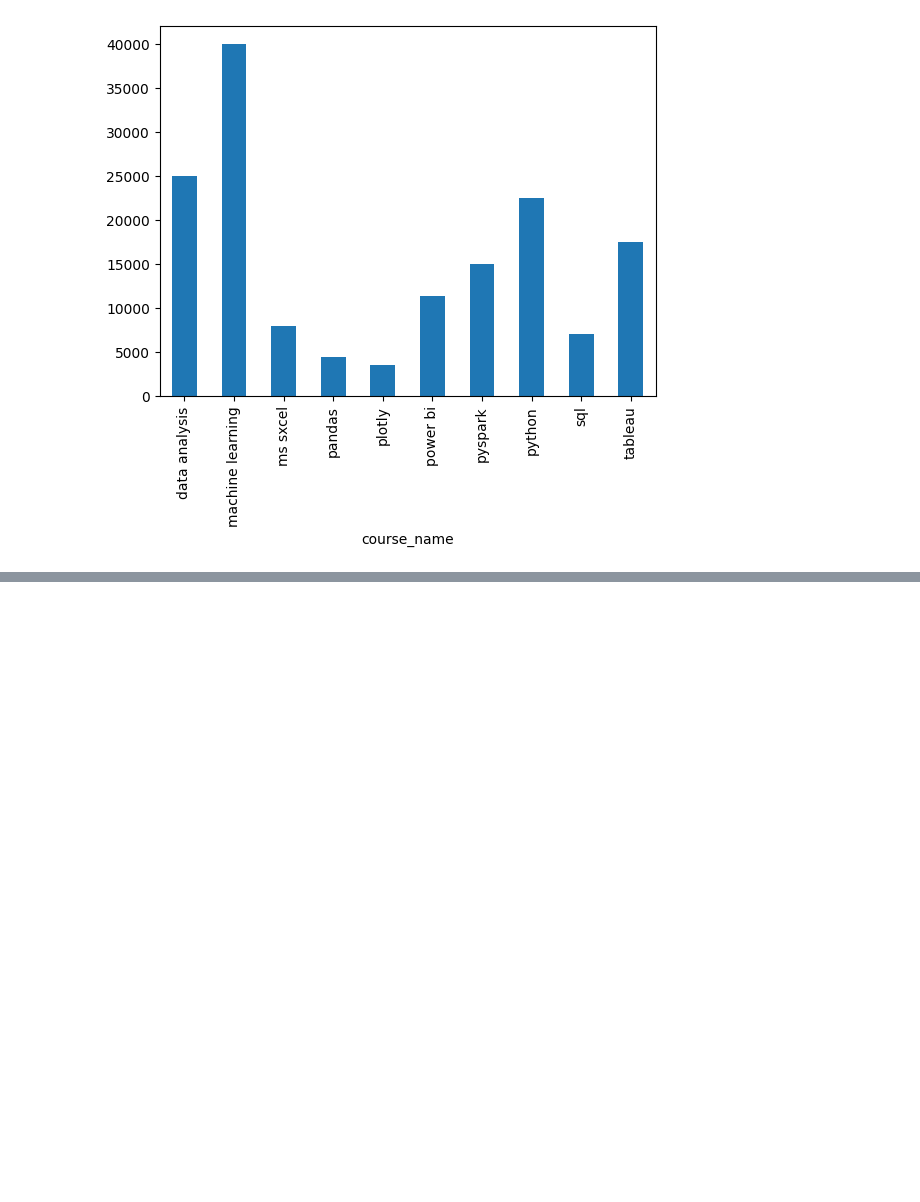
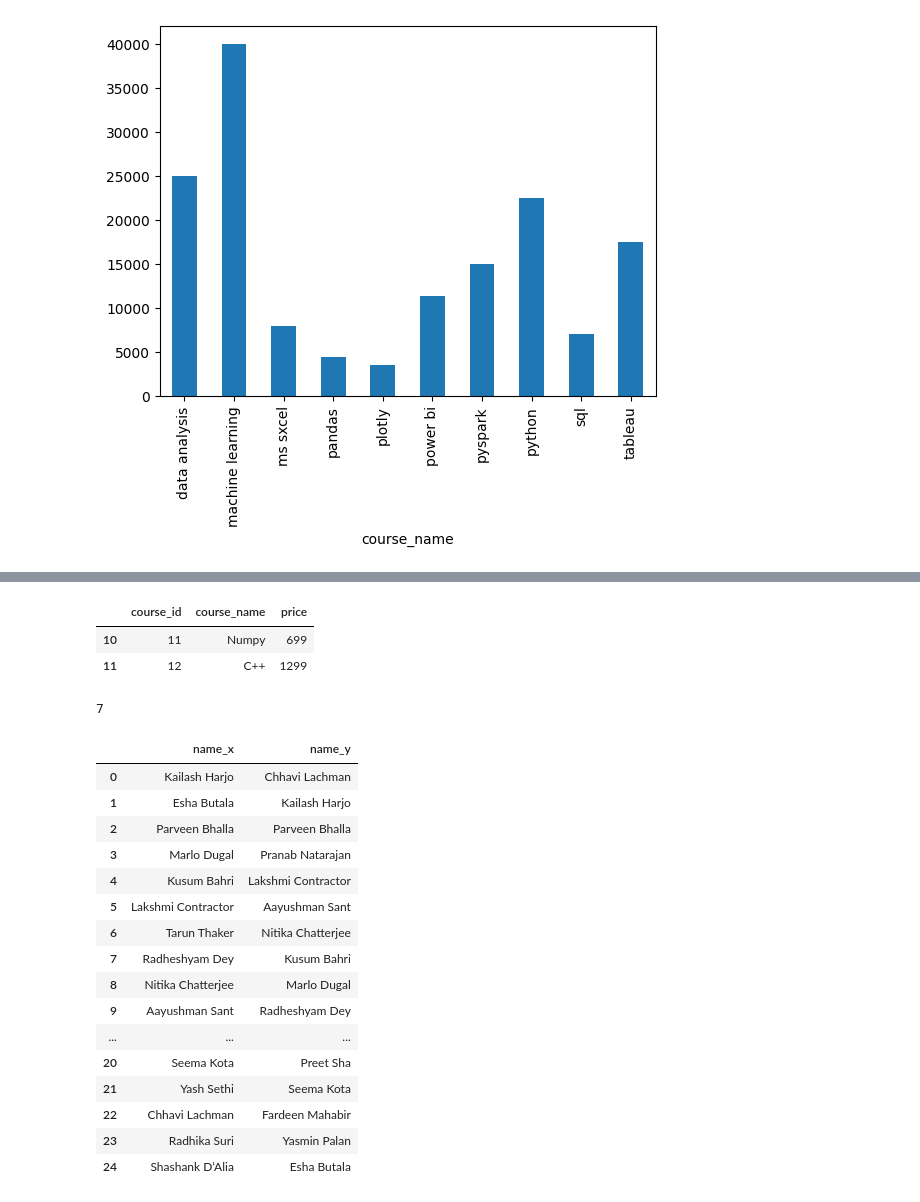
Before and after one commit to ishantiwariii/data-science, a Jupyter notebook: pandas/practice_5.ipynb, the cells around one changed output, grey strips where cells are left out. Cells and saved outputs as stored; diff of their text form; code cells hidden in the pictures; blank space fills up the shorter version.

Commit message:
numpy tricks and more

```diff
--- a/pandas/practice_5.ipynb
+++ b/pandas/practice_5.ipynb
@@ -275,0 +292,41 @@ reg.merge(courses,on='course_id').groupby('course_name')['price'].sum().plot(kin
+# %%
+# 6. find course that got no enrollment
+# courses['course_id']
+# regs['course_id']
+
+courses_id= np.setdiff1d(courses['course_id'],reg['course_id'])
+
+courses[courses['course_id'].isin(courses_id)]
+# %% [output]
+|  | course_id | course_name | price |
+| 10 | 11 | Numpy | 699 |
+| 11 | 12 | C++ | 1299 |
+# %%
+# 7. find students who did not enroll into any courses
+student_id_list = np.setdiff1d(students['student_id'],reg['student_id'])
+students[students['student_id'].isin(student_id_list)].shape[0]
+# %% [output]
+7
+# %%
+# 8. Print student name -> partner name for all enrolled students
+# self join
+
+students.merge(students,how='inner',left_on='partner',right_on='student_id')[['name_x','name_y']]
+# %% [output]
+|  | name_x | name_y |
+| 0 | Kailash Harjo | Chhavi Lachman |
+| 1 | Esha Butala | Kailash Harjo |
+| 2 | Parveen Bhalla | Parveen Bhalla |
+| 3 | Marlo Dugal | Pranab Natarajan |
+| 4 | Kusum Bahri | Lakshmi Contractor |
+| 5 | Lakshmi Contractor | Aayushman Sant |
+| 6 | Tarun Thaker | Nitika Chatterjee |
+| 7 | Radheshyam Dey | Kusum Bahri |
+| 8 | Nitika Chatterjee | Marlo Dugal |
+| 9 | Aayushman Sant | Radheshyam Dey |
+| ... | ... | ... |
+| 20 | Seema Kota | Preet Sha |
+| 21 | Yash Sethi | Seema Kota |
+| 22 | Chhavi Lachman | Fardeen Mahabir |
+| 23 | Radhika Suri | Yasmin Palan |
+| 24 | Shashank D’Alia | Esha Butala |
```
Also changed, not shown: parts of 3 cells of this notebook, 1 other file.
